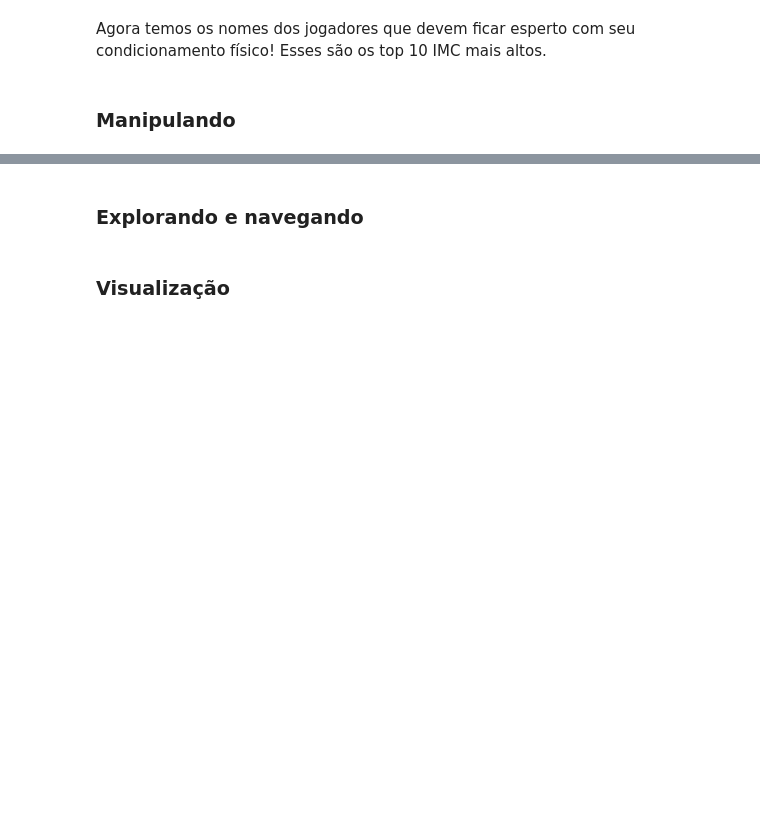
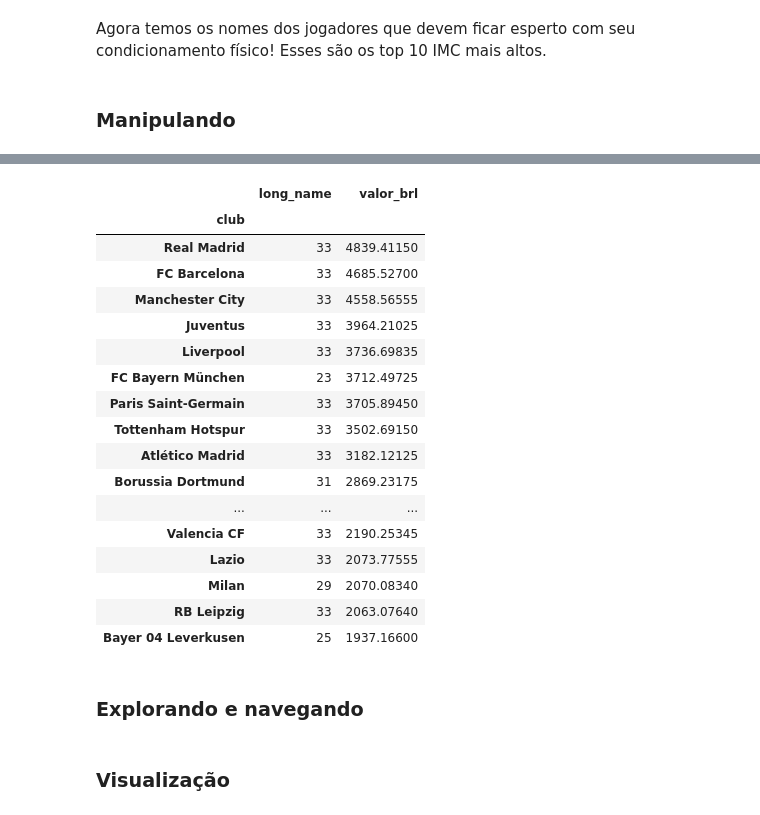
Before and after one commit to nailuz/hacking-fifa, a Jupyter notebook: fifa-analytics.ipynb, the cells around one changed output, grey strips where cells are left out. Saved outputs shown, nothing was run; the diff lists cells and outputs as text; code cells hidden in the pictures; blank space fills up the shorter version.

```diff
--- a/fifa-analytics.ipynb
+++ b/fifa-analytics.ipynb
@@ -225,3 +225,7 @@ dataset[['short_name', 'imc']].sort_values(by='imc', ascending=False).head(10)
 Agora temos os nomes dos jogadores que devem ficar esperto com seu condicionamento físico! Esses são os top 10 IMC mais altos.
 # %% [markdown]
 ### Manipulando
+# %%
+preco_euro = 5.39
+dataset['valor_brl'] = dataset['value_eur'].apply(lambda valor: (valor * preco_euro)/1000000)
+dataset['salario_brl'] = dataset['wage_eur'].apply(lambda salario: (salario * preco_euro)/1000)
@@ -228,3 +260,25 @@ Agora temos os nomes dos jogadores que devem ficar esperto com seu condicionamen
+# %%
+times = dataset.groupby('club')
+times.agg({'long_name': 'count', 'valor_brl': 'sum'}).sort_values(by='valor_brl', ascending=False).head(20)
+# %% [output]
+|  | long_name | valor_brl |
+| club |  |  |
+| Real Madrid | 33 | 4839.41150 |
+| FC Barcelona | 33 | 4685.52700 |
+| Manchester City | 33 | 4558.56555 |
+| Juventus | 33 | 3964.21025 |
+| Liverpool | 33 | 3736.69835 |
+| FC Bayern München | 23 | 3712.49725 |
+| Paris Saint-Germain | 33 | 3705.89450 |
+| Tottenham Hotspur | 33 | 3502.69150 |
+| Atlético Madrid | 33 | 3182.12125 |
+| Borussia Dortmund | 31 | 2869.23175 |
+| ... | ... | ... |
+| Valencia CF | 33 | 2190.25345 |
+| Lazio | 33 | 2073.77555 |
+| Milan | 29 | 2070.08340 |
+| RB Leipzig | 33 | 2063.07640 |
+| Bayer 04 Leverkusen | 25 | 1937.16600 |
 # %% [markdown]
 ### Explorando e navegando
 # %% [markdown]
```
Also changed, not shown: parts of 3 cells of this notebook.
